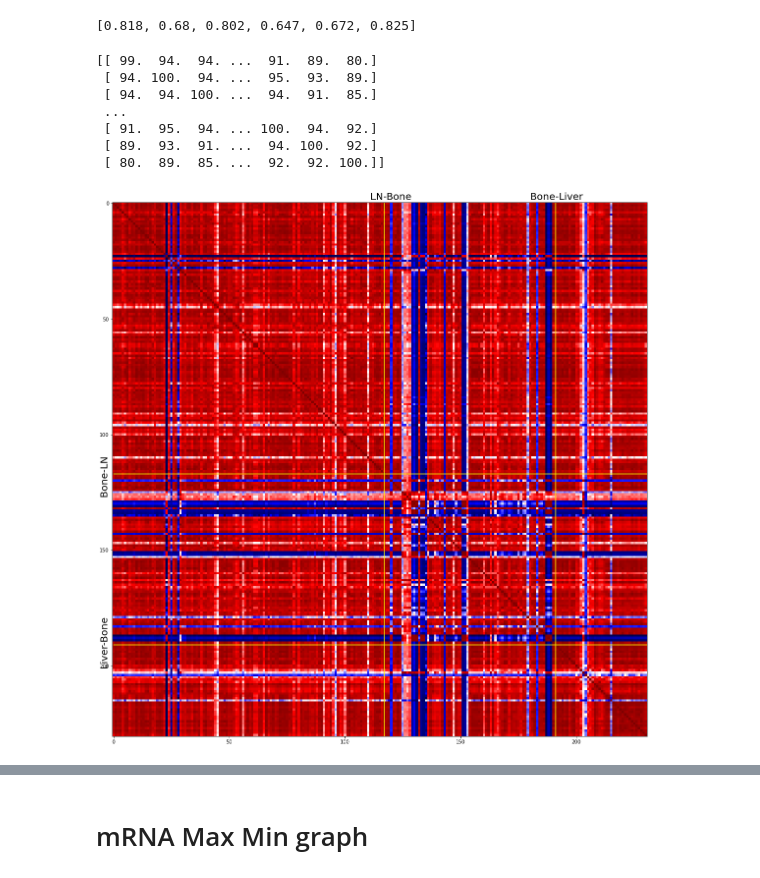
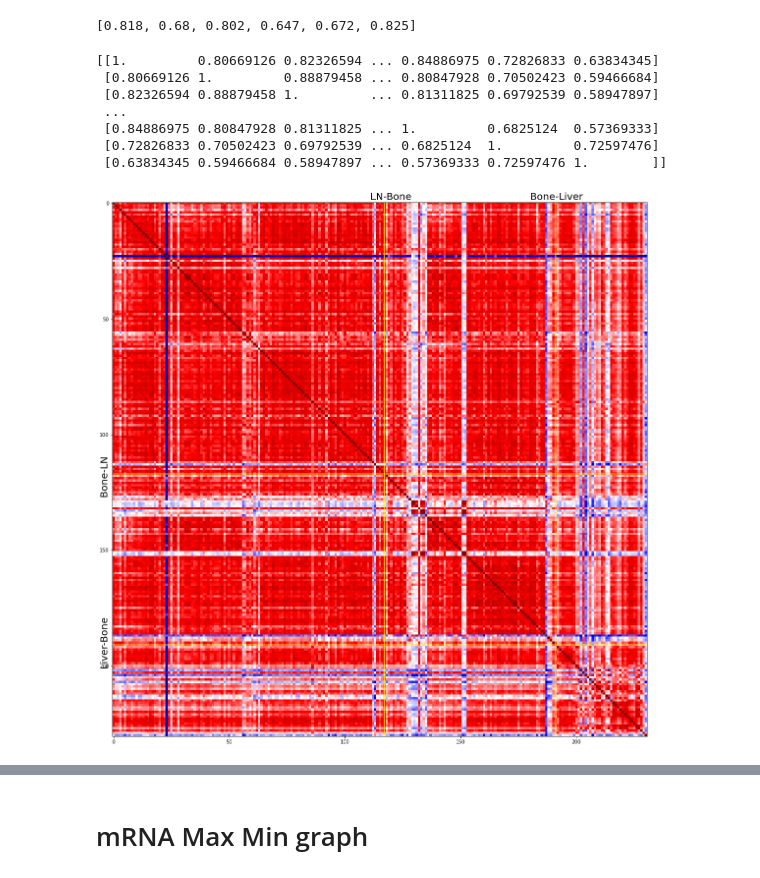
Before and after one commit to zcablii/Master_cancer_project, a Jupyter notebook: Untitled.ipynb, the cells around one changed output, grey strips where cells are left out. Saved outputs shown, nothing was run; the diff lists cells and outputs as text; code cells hidden in the pictures.

```diff
--- a/Untitled.ipynb
+++ b/Untitled.ipynb
@@ -270,32 +220,33 @@ print(means)
 [0.818, 0.68, 0.802, 0.647, 0.672, 0.825]
 # %%
 r = np.corrcoef(patient_np, patient_np)
+
 correlation_matrix = r[0:231, 0:231]
-correlation_matrix = scale(correlation_matrix, 0, 100) # normalisation method 1
+# correlation_matrix = scale_floor(correlation_matrix, 0, 100) # normalisation method 1
 
 print(correlation_matrix)
 plt.figure(figsize=(20,20))
 # LN 117, Bone 74, Liver 40,Prostate 7,Lung 6
 plt.plot([117, 117], [0, 231], 'yellow')
 plt.plot([0, 244], [117, 117], 'yellow')
 plt.plot([191, 191], [0, 231], 'yellow')
 plt.plot([0, 244], [191, 191], 'yellow')
 plt.text(111, -1.5, 'LN-Bone', fontsize=20)
 plt.text(-6, 126, 'Bone-LN', rotation = 90, fontsize=20)
 
 plt.text(180, -1.5, 'Bone-Liver', fontsize=20)
 plt.text(-6,200, 'Liver-Bone', rotation = 90, fontsize=20)
 
 plt.imshow(correlation_matrix, cmap='seismic', interpolation='nearest') #https://matplotlib.org/3.1.0/tutorials/colors/colormaps.html
 
 
 plt.show()
 # %% [output]
-[[ 99.  94.  94. ...  91.  89.  80.]
- [ 94. 100.  94. ...  95.  93.  89.]
- [ 94.  94. 100. ...  94.  91.  85.]
+[[1.         0.80669126 0.82326594 ... 0.84886975 0.72826833 0.63834345]
+ [0.80669126 1.         0.88879458 ... 0.80847928 0.70502423 0.59466684]
+ [0.82326594 0.88879458 1.         ... 0.81311825 0.69792539 0.58947897]
  ...
- [ 91.  95.  94. ... 100.  94.  92.]
- [ 89.  93.  91. ...  94. 100.  92.]
- [ 80.  89.  85. ...  92.  92. 100.]]
+ [0.84886975 0.80847928 0.81311825 ... 1.         0.6825124  0.57369333]
+ [0.72826833 0.70502423 0.69792539 ... 0.6825124  1.         0.72597476]
+ [0.63834345 0.59466684 0.58947897 ... 0.57369333 0.72597476 1.        ]]
-[figure, old version]
+[figure, new version]
```
Also changed, not shown: parts of 6 cells of this notebook, 4 other files.
